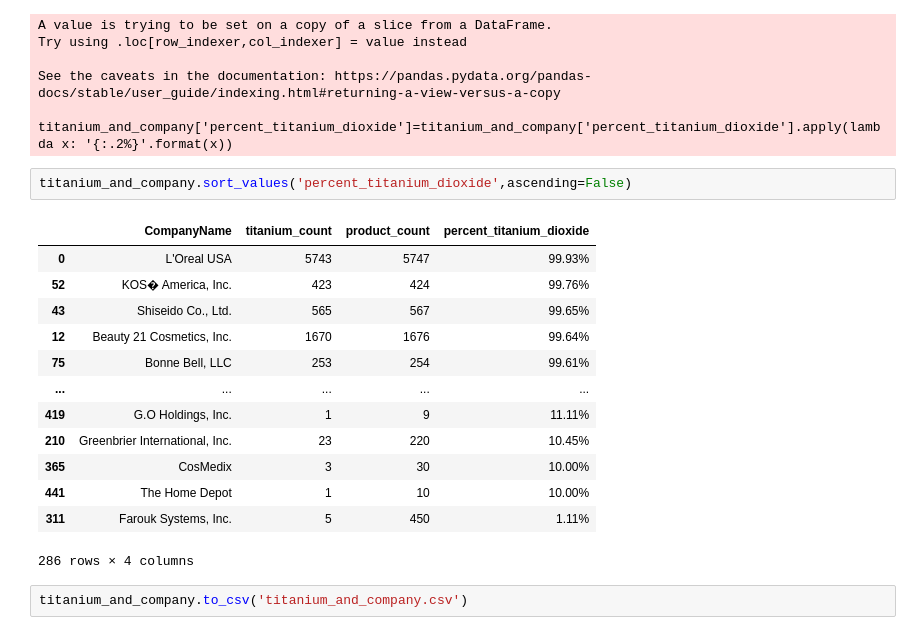
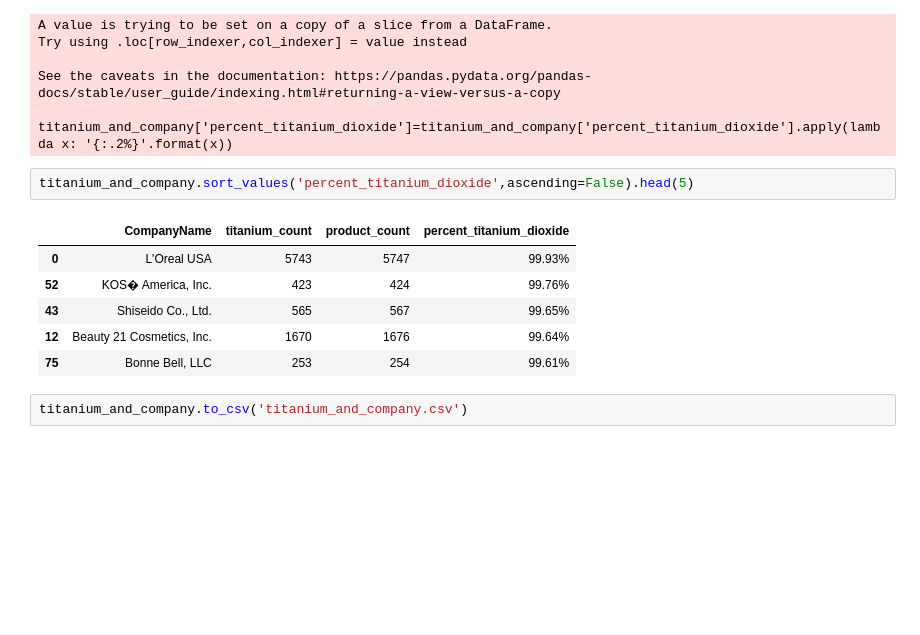
Before and after one commit to Hopex3/Cosmetics, a Jupyter notebook: capstone.ipynb, the cells around one changed output. Saved outputs shown, nothing was run; the diff lists cells and outputs as text; blank space fills up the shorter version.

```diff
--- a/capstone.ipynb
+++ b/capstone.ipynb
@@ -143,21 +151,14 @@ Try using .loc[row_indexer,col_indexer] = value instead
 See the caveats in the documentation: https://pandas.pydata.org/pandas-docs/stable/user_guide/indexing.html#returning-a-view-versus-a-copy
   titanium_and_company['percent_titanium_dioxide']=titanium_and_company['percent_titanium_dioxide'].apply(lambda x: '{:.2%}'.format(x))
 # %%
-titanium_and_company.sort_values('percent_titanium_dioxide',ascending=False)
+titanium_and_company.sort_values('percent_titanium_dioxide',ascending=False).head(5)
 # %% [output]
 |  | CompanyName | titanium_count | product_count | percent_titanium_dioxide |
 | 0 | L'Oreal USA | 5743 | 5747 | 99.93% |
 | 52 | KOS� America, Inc. | 423 | 424 | 99.76% |
 | 43 | Shiseido Co., Ltd. | 565 | 567 | 99.65% |
 | 12 | Beauty 21 Cosmetics, Inc. | 1670 | 1676 | 99.64% |
 | 75 | Bonne Bell, LLC | 253 | 254 | 99.61% |
-| ... | ... | ... | ... | ... |
-| 419 | G.O Holdings, Inc. | 1 | 9 | 11.11% |
-| 210 | Greenbrier International, Inc. | 23 | 220 | 10.45% |
-| 365 | CosMedix | 3 | 30 | 10.00% |
-| 441 | The Home Depot | 1 | 10 | 10.00% |
-| 311 | Farouk Systems, Inc. | 5 | 450 | 1.11% |
-286 rows × 4 columns
 # %%
 titanium_and_company.to_csv('titanium_and_company.csv')
 # %% [markdown]
```
Also changed, not shown: parts of 12 cells of this notebook, 7 other files.
